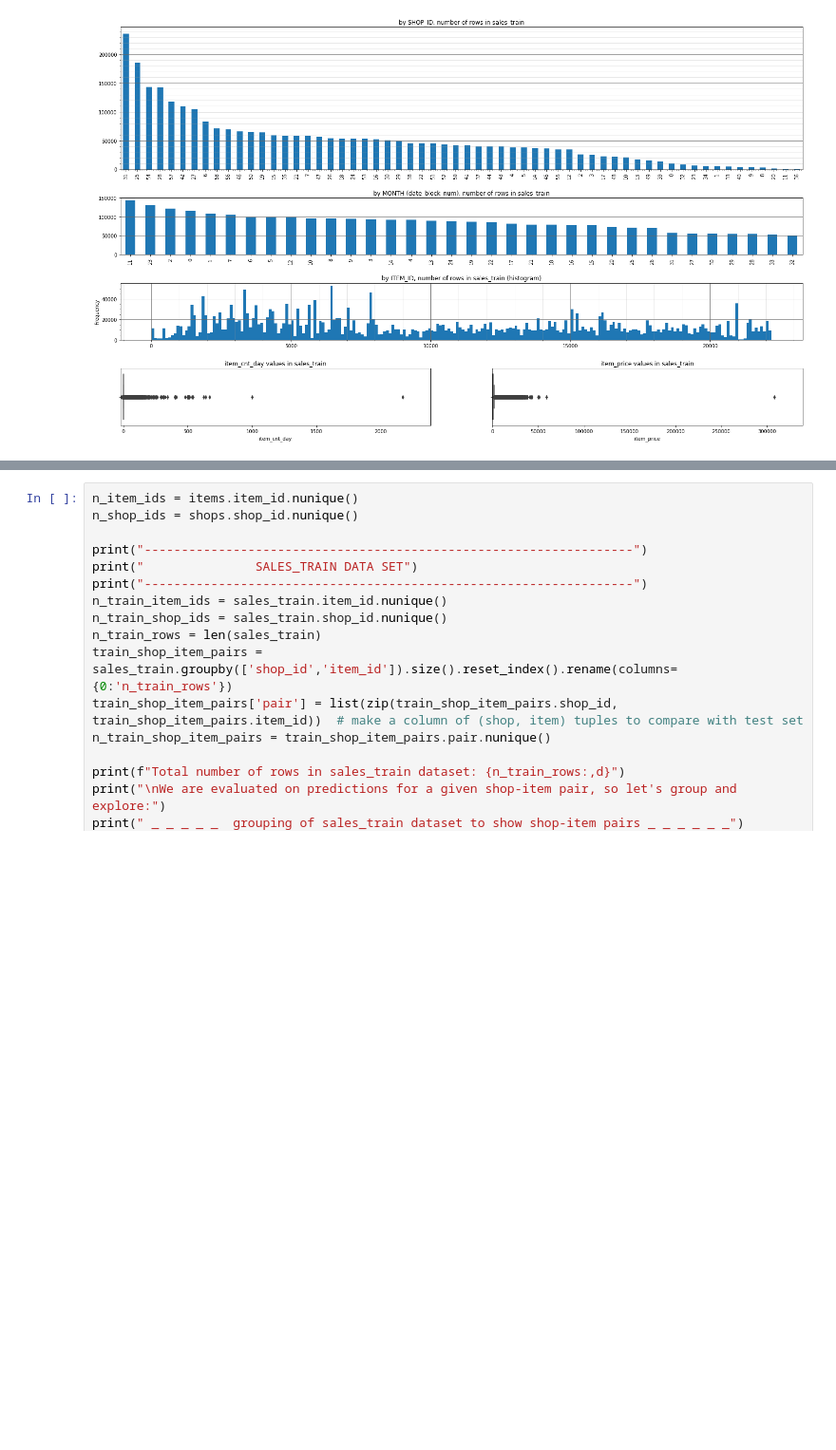
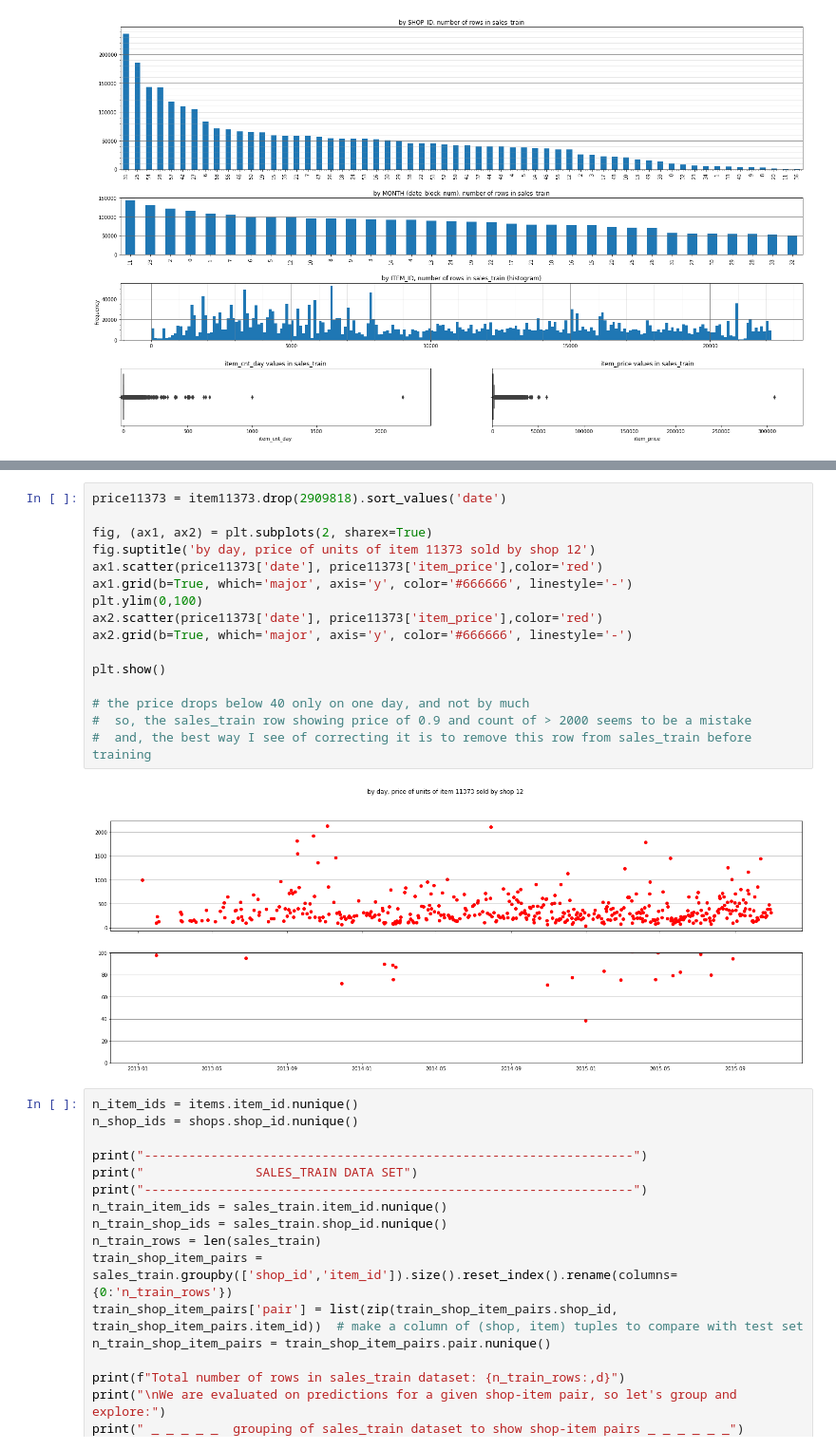
Before and after one commit to migai/Kag, a Jupyter notebook: ipynb_versions/MG_EDA_v2.9 cleaning data.ipynb, the cells around one changed output, grey strips where cells are left out. Shown at 95% size. Drawn from its saved outputs; the diff is of its cells as text; blank space fills up the shorter version.

```diff
--- a/ipynb_versions/MG_EDA_v2.9 cleaning data.ipynb
+++ b/ipynb_versions/MG_EDA_v2.9 cleaning data.ipynb
@@ -669,3 +722,21 @@ Shop 12 = Shop Online Emergencies, Item 6066 = Radmin 3 - 522 persons.
+# %%
+price11373 = item11373.drop(2909818).sort_values('date')
+
+fig, (ax1, ax2) = plt.subplots(2, sharex=True)
+fig.suptitle('by day, price of units of item 11373 sold by shop 12')
+ax1.scatter(price11373['date'], price11373['item_price'],color='red')
+ax1.grid(b=True, which='major', axis='y', color='#666666', linestyle='-')
+plt.ylim(0,100)
+ax2.scatter(price11373['date'], price11373['item_price'],color='red')
+ax2.grid(b=True, which='major', axis='y', color='#666666', linestyle='-')
+
+plt.show()
+
+# the price drops below 40 only on one day, and not by much
+#  so, the sales_train row showing price of 0.9 and count of > 2000 seems to be a mistake
+#  and, the best way I see of correcting it is to remove this row from sales_train before training
+# %% [output]
+[figure, added]
 # %%
 n_item_ids = items.item_id.nunique()
 n_shop_ids = shops.shop_id.nunique()
```
Also changed, not shown: parts of 3 cells of this notebook, 1 other file.
